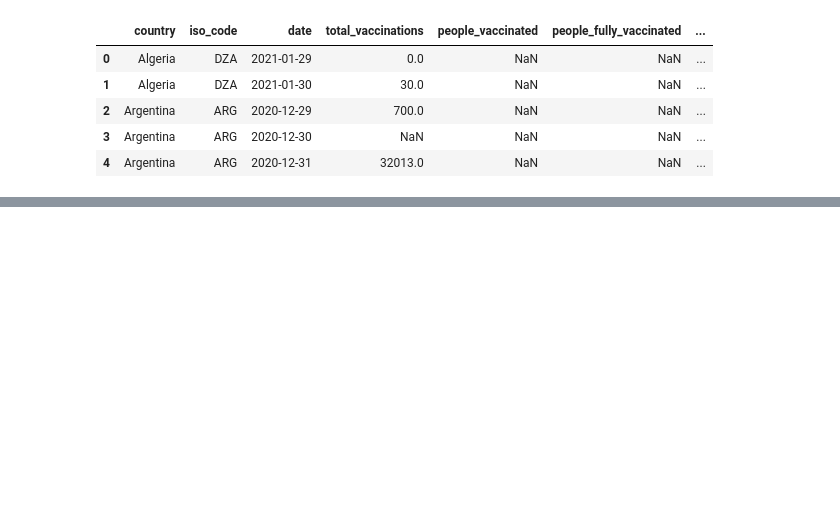
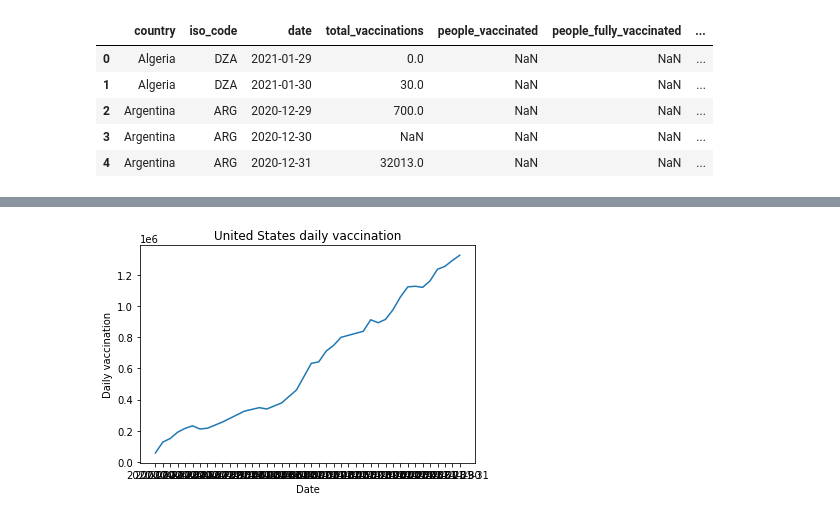
Before and after one commit to ginarasillo/Project2, a Jupyter notebook: Vaccines.ipynb, the cells around one changed output, grey strips where cells are left out. Saved outputs shown, nothing was run; the diff lists cells and outputs as text; code cells hidden in the pictures; blank space fills up the shorter version.

```diff
--- a/Vaccines.ipynb
+++ b/Vaccines.ipynb
@@ -110,0 +144,13 @@ Text(0, 0.5, 'Sum of daily vaccinations')
+# %%
+us_data = vaccines_df.loc[vaccines_df["country"] == "United States" ]
+
+x_axis_us = us_data['date']
+y_axis_us = us_data['daily_vaccinations']
+
+plt.title("United States daily vaccination")
+plt.plot(x_axis_us,y_axis_us)
+plt.xlabel("Date")
+plt.ylabel("Daily vaccination")
+plt.show()
+# %% [output]
+[figure, added]
```
Also changed, not shown: parts of 13 cells of this notebook.
